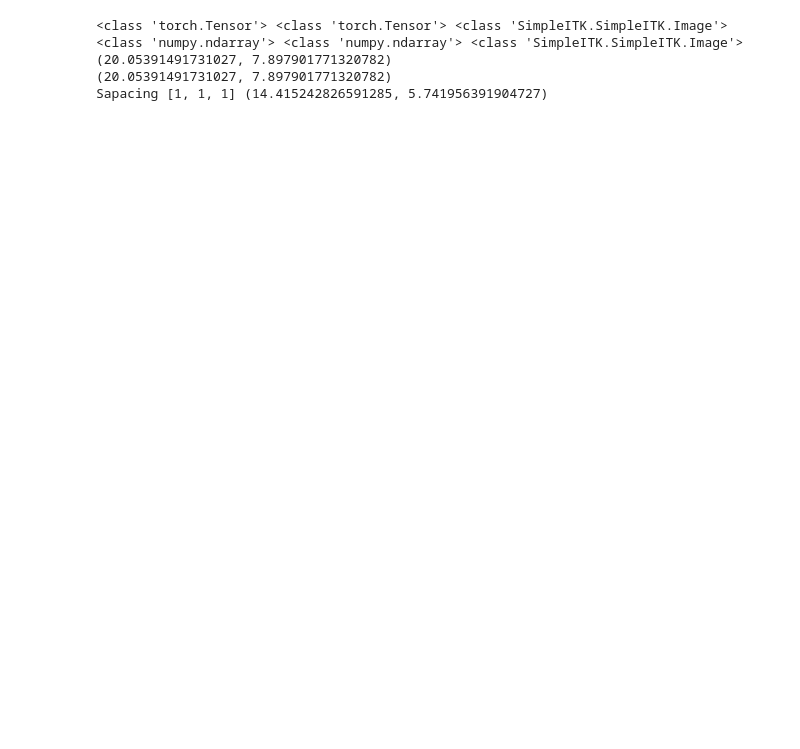
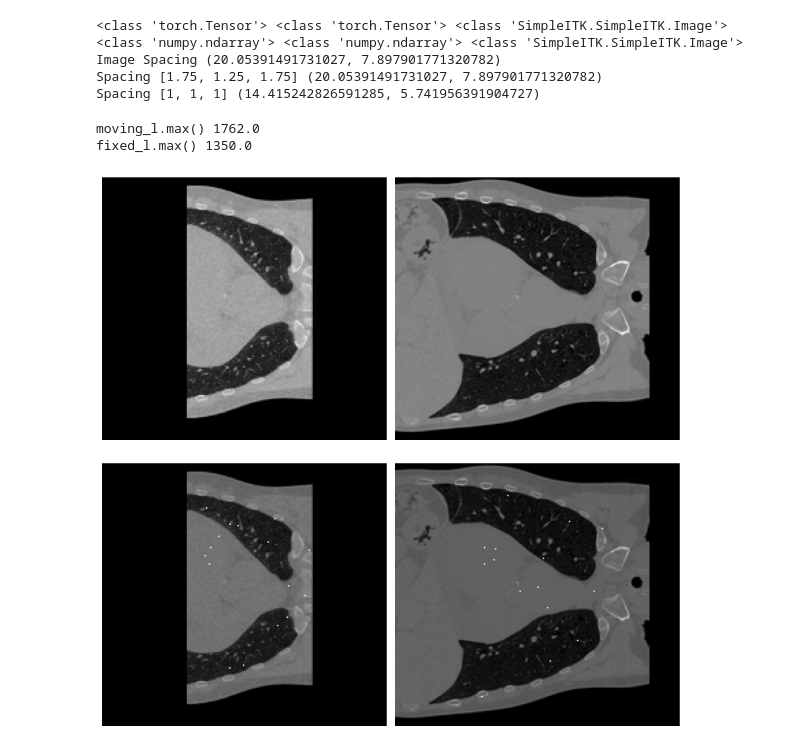
Before and after one commit to ljestaciocerquin/Med_Align_Net, a Jupyter notebook: notebooks/test_coords.ipynb, the cells around one changed output. Drawn from its saved outputs; the diff is of its cells as text; code cells hidden in the pictures; blank space fills up the shorter version.

```diff
--- a/notebooks/test_coords.ipynb
+++ b/notebooks/test_coords.ipynb
@@ -25,12 +43,13 @@ plot_sample_data(sample, slide=150)
 # %%
-from tools.utils import to_numpy
+from tools.utils import convert_tensor_to_numpy
 from metrics.losses import compute_TRE
 moving_kps = sample['kps1'][:,:]
 fixed_kps  = sample['kps2'][:,:]
+fixed_img  = sample['img1']
 moving_img = sample['img2']
 print(type(moving_kps), type(fixed_kps), type(moving_img))
-moving_kps = to_numpy(moving_kps)
-fixed_kps  = to_numpy(fixed_kps)
+moving_kps = convert_tensor_to_numpy(moving_kps)
+fixed_kps  = convert_tensor_to_numpy(fixed_kps)
 print(type(moving_kps), type(fixed_kps), type(moving_img))
 print('Image Spacing',compute_TRE(moving_kps, fixed_kps, moving_img.GetSpacing()))
 print('Spacing [1.75, 1.25, 1.75]', compute_TRE(moving_kps, fixed_kps, [1.75, 1.25, 1.75]))
@@ -38,6 +57,51 @@ print('Spacing [1, 1, 1]', compute_TRE(moving_kps, fixed_kps, [1., 1., 1.]))
 # %% [output]
 <class 'torch.Tensor'> <class 'torch.Tensor'> <class 'SimpleITK.SimpleITK.Image'>
 <class 'numpy.ndarray'> <class 'numpy.ndarray'> <class 'SimpleITK.SimpleITK.Image'>
-(20.05391491731027, 7.897901771320782)
-(20.05391491731027, 7.897901771320782)
-Sapacing [1, 1, 1] (14.415242826591285, 5.741956391904727)
+Image Spacing (20.05391491731027, 7.897901771320782)
+Spacing [1.75, 1.25, 1.75] (20.05391491731027, 7.897901771320782)
+Spacing [1, 1, 1] (14.415242826591285, 5.741956391904727)
+# %%
+import SimpleITK as sitk
+from tools.utils import convert_itk_to_nda
+
+#fixed_img  = sample['voxel1']
+#moving_img = sample['voxel2']
+#fixed_image_a  = to_numpy(fixed_img)
+#moving_image_a  = to_numpy(moving_img)
+fig, axs = plt.subplots(2, 2, figsize=(10, 10))
+
+
+# sitk -> xyz
+# numpy -> zyx
+moving_image_a = convert_itk_to_nda(moving_img)#sitk.GetArrayFromImage(moving_img).T
+fixed_image_a  = convert_itk_to_nda(fixed_img)#sitk.GetArrayFromImage(fixed_img).T
+
+moving_l = moving_image_a.copy()
+fixed_l  = fixed_image_a.copy()
+
+# moving_l[moving_kps] = moving_l.max()
+# fixed_l[fixed_kps] = fixed_l.max()
+
+for p in fixed_kps:
+    moving_l[p[0], p[1], p[2]] = moving_l.max()
+
+print('moving_l.max()', moving_l.max())
+for p in moving_kps:
+    fixed_l[p[0], p[1], p[2]] = fixed_l.max()
+print('fixed_l.max()', fixed_l.max())
+
+s = 128
+axs[0,0].imshow(fixed_image_a[s, :, :], cmap='gray')
+axs[0,0].axis('off')
+axs[0, 1].imshow(moving_image_a[s, :, :], cmap='gray')
+axs[0,1].axis('off')
+axs[1,0].imshow(fixed_l[s, :, :], cmap='gray')
+axs[1,0].axis('off')
+axs[1,1].imshow(moving_l[s, :, :], cmap='gray')
+axs[1,1].axis('off')
+plt.tight_layout()
+plt.show()
+# %% [output]
+moving_l.max() 1762.0
+fixed_l.max() 1350.0
+[figure, added]
```
Also changed, not shown: parts of 2 cells of this notebook, 4 other files.
